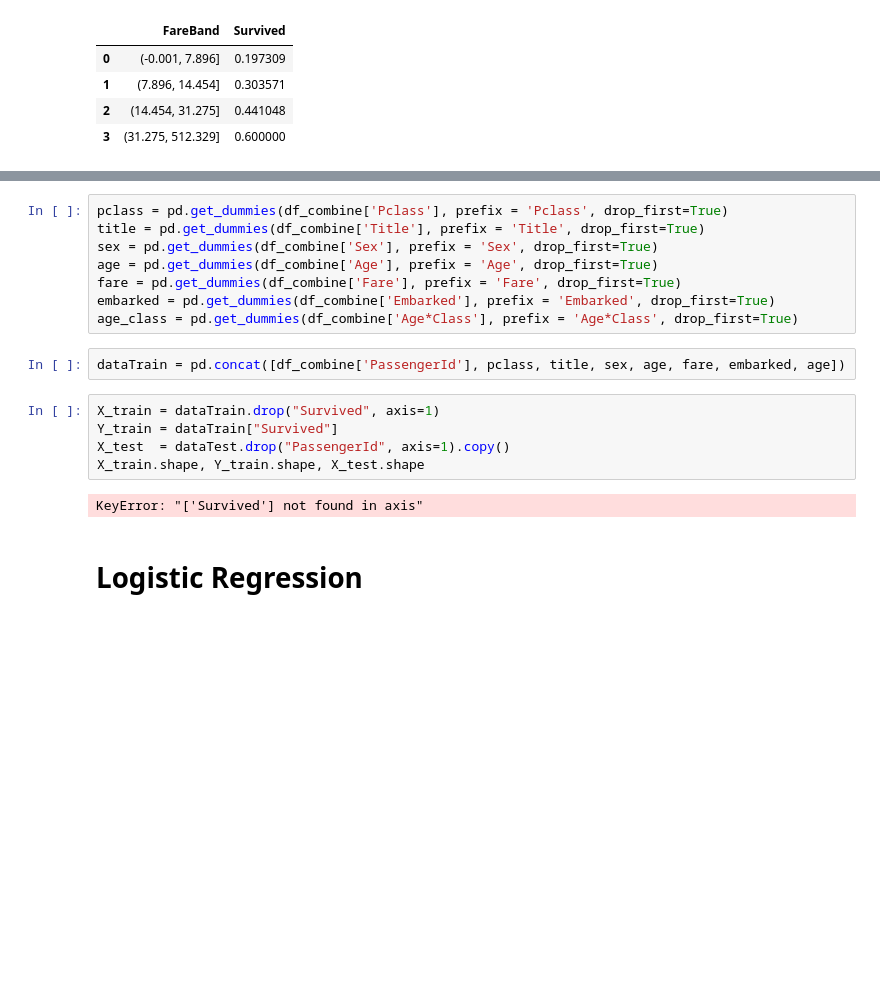
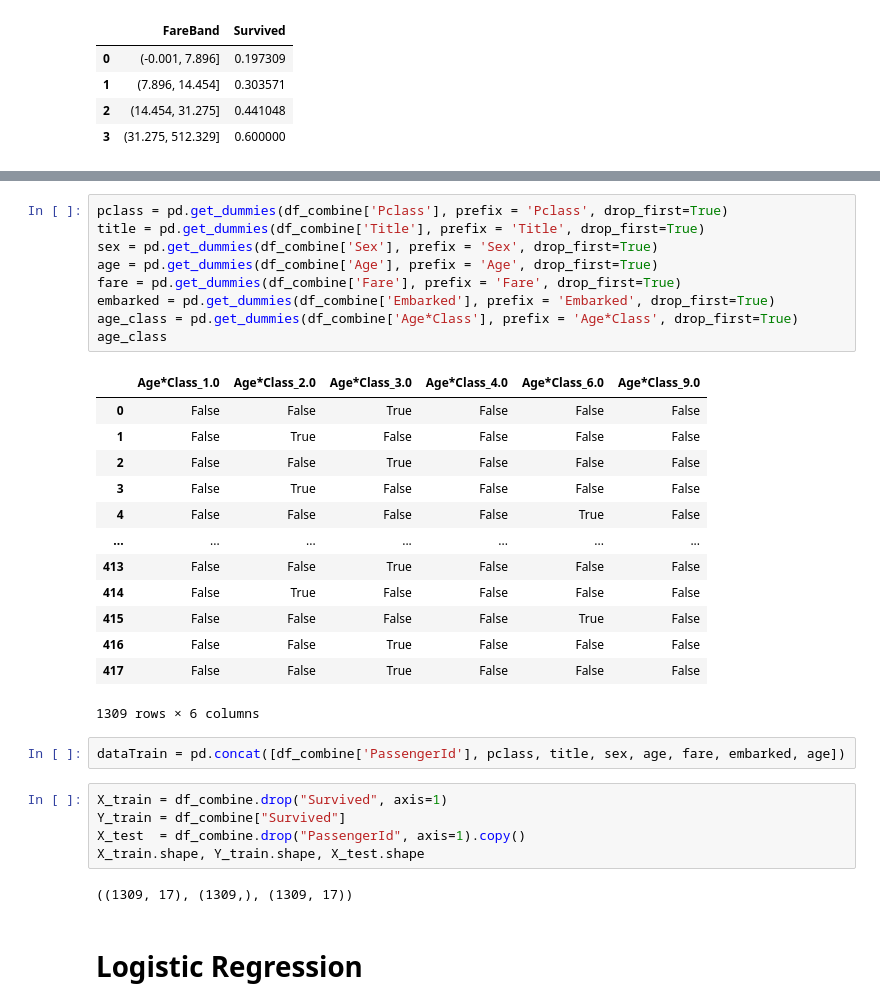
Before and after one commit to rvanguita/DataScientists, a Jupyter notebook: Projects/Kaggle/Titanic/main.ipynb, the cells around one changed output, grey strips where cells are left out. Drawn from its saved outputs; the diff is of its cells as text; blank space fills up the shorter version.

```diff
--- a/Projects/Kaggle/Titanic/main.ipynb
+++ b/Projects/Kaggle/Titanic/main.ipynb
@@ -404,20 +404,35 @@ df_combine.head(10)
 # %%
 pclass = pd.get_dummies(df_combine['Pclass'], prefix = 'Pclass', drop_first=True)
 title = pd.get_dummies(df_combine['Title'], prefix = 'Title', drop_first=True)
 sex = pd.get_dummies(df_combine['Sex'], prefix = 'Sex', drop_first=True)
 age = pd.get_dummies(df_combine['Age'], prefix = 'Age', drop_first=True)
 fare = pd.get_dummies(df_combine['Fare'], prefix = 'Fare', drop_first=True)
 embarked = pd.get_dummies(df_combine['Embarked'], prefix = 'Embarked', drop_first=True)
 age_class = pd.get_dummies(df_combine['Age*Class'], prefix = 'Age*Class', drop_first=True)
+age_class
+# %% [output]
+|  | Age*Class_1.0 | Age*Class_2.0 | Age*Class_3.0 | Age*Class_4.0 | Age*Class_6.0 | Age*Class_9.0 |
+| 0 | False | False | True | False | False | False |
+| 1 | False | True | False | False | False | False |
+| 2 | False | False | True | False | False | False |
+| 3 | False | True | False | False | False | False |
+| 4 | False | False | False | False | True | False |
+| ... | ... | ... | ... | ... | ... | ... |
+| 413 | False | False | True | False | False | False |
+| 414 | False | True | False | False | False | False |
+| 415 | False | False | False | False | True | False |
+| 416 | False | False | True | False | False | False |
+| 417 | False | False | True | False | False | False |
+1309 rows × 6 columns
 # %%
 dataTrain = pd.concat([df_combine['PassengerId'], pclass, title, sex, age, fare, embarked, age])
 # %%
-X_train = dataTrain.drop("Survived", axis=1)
-Y_train = dataTrain["Survived"]
-X_test  = dataTest.drop("PassengerId", axis=1).copy()
+X_train = df_combine.drop("Survived", axis=1)
+Y_train = df_combine["Survived"]
+X_test  = df_combine.drop("PassengerId", axis=1).copy()
 X_train.shape, Y_train.shape, X_test.shape
 # %% [output]
-KeyError: "['Survived'] not found in axis"
+((1309, 17), (1309,), (1309, 17))
 # %% [markdown]
 # Logistic Regression
 # %%
```
Also changed, not shown: parts of 6 cells of this notebook, 3 other files.
